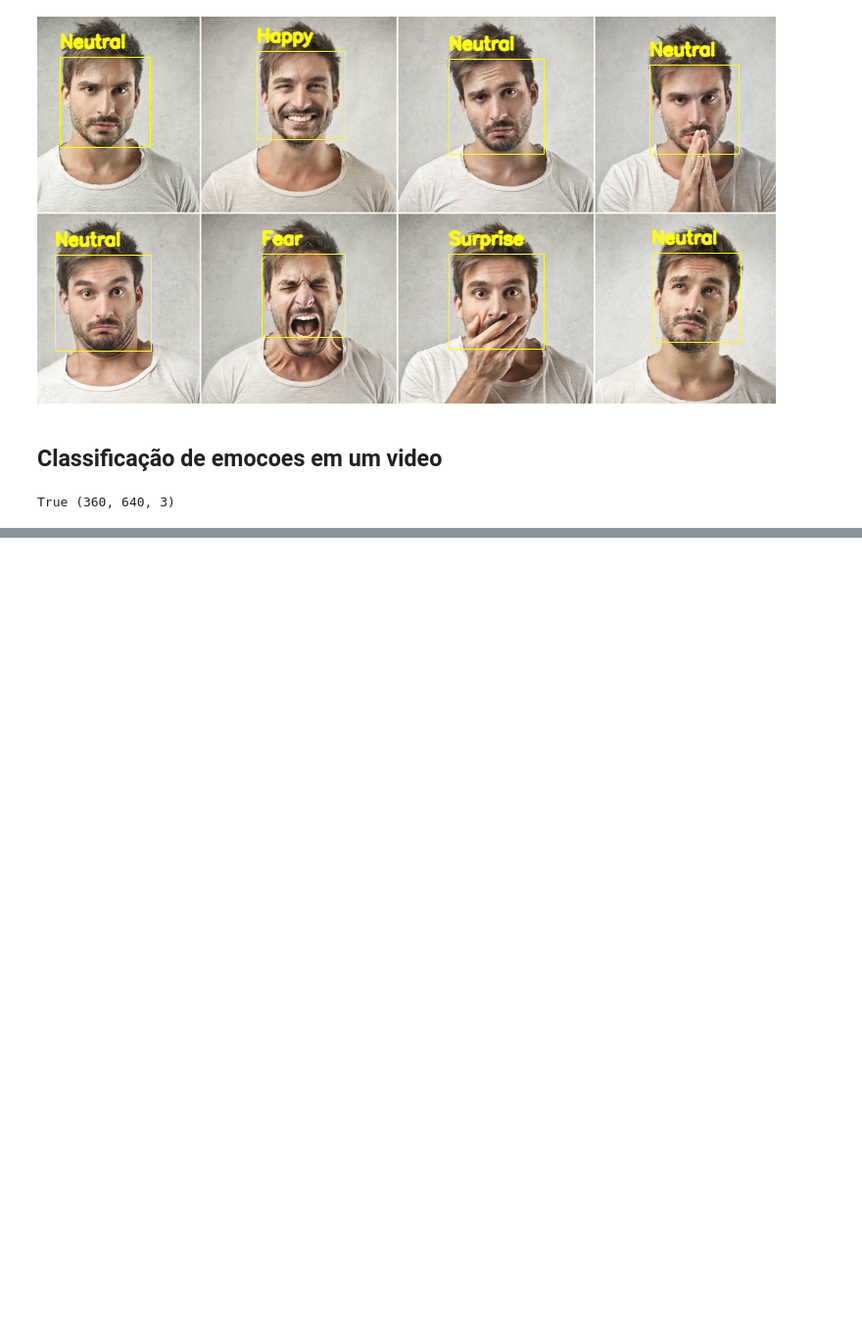
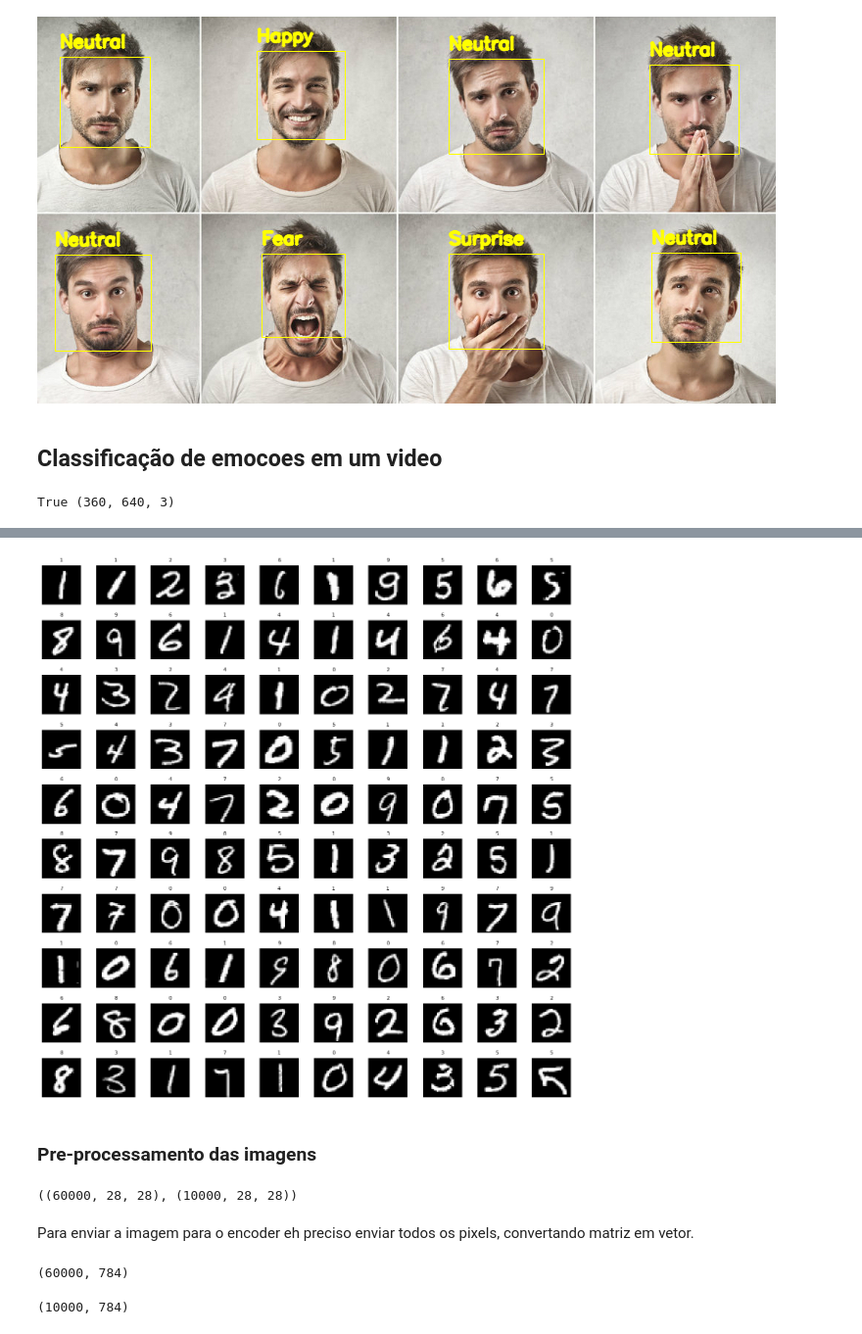
Before and after one commit to HugoPessoni/Curso_Visao, a Jupyter notebook: Curso_Visao_04.ipynb, the cells around one changed output, grey strips where cells are left out. Shown at 98% size. Saved outputs shown, nothing was run; the diff lists cells and outputs as text; code cells hidden in the pictures; blank space fills up the shorter version.

```diff
--- a/Curso_Visao_04.ipynb
+++ b/Curso_Visao_04.ipynb
@@ -488,0 +576,17 @@ cv2.destroyAllWindows()
+# %%
+#subplot em matriz
+largura = 10
+altura = 10
+
+figura, axes = plt.subplots(altura, largura, figsize=(15,15))
+axes = axes.ravel() #tranformando de matriz para vetor
+for i in np.arange(0,100):
+  indice = np.random.randint(0,60000)
+  axes[i].imshow(X_train[indice], cmap='gray')
+  axes[i].set_title(y_train[indice], fontsize=8)
+  axes[i].axis('off') #desliga os eixos
+plt.subplots_adjust(hspace=0.4)#espaco entre as imagens
+# %% [output]
+[figure, added]
+# %% [markdown]
+### Pre-processamento das imagens
@@ -488,0 +597,16 @@ cv2.destroyAllWindows()
+# %%
+X_train.shape, X_test.shape
+# %% [output]
+((60000, 28, 28), (10000, 28, 28))
+# %% [markdown]
+Para enviar a imagem para o encoder eh preciso enviar todos os pixels, convertando matriz em vetor.
+# %%
+X_train = X_train.reshape(X_train.shape[0], X_train.shape[1]*X_train.shape[2]) #vetor
+X_train.shape
+# %% [output]
+(60000, 784)
+# %%
+X_test = X_test.reshape(X_test.shape[0], X_test.shape[1]*X_test.shape[2]) #vetor
+X_test.shape
+# %% [output]
+(10000, 784)
```
Also changed, not shown: parts of 78 cells of this notebook.
